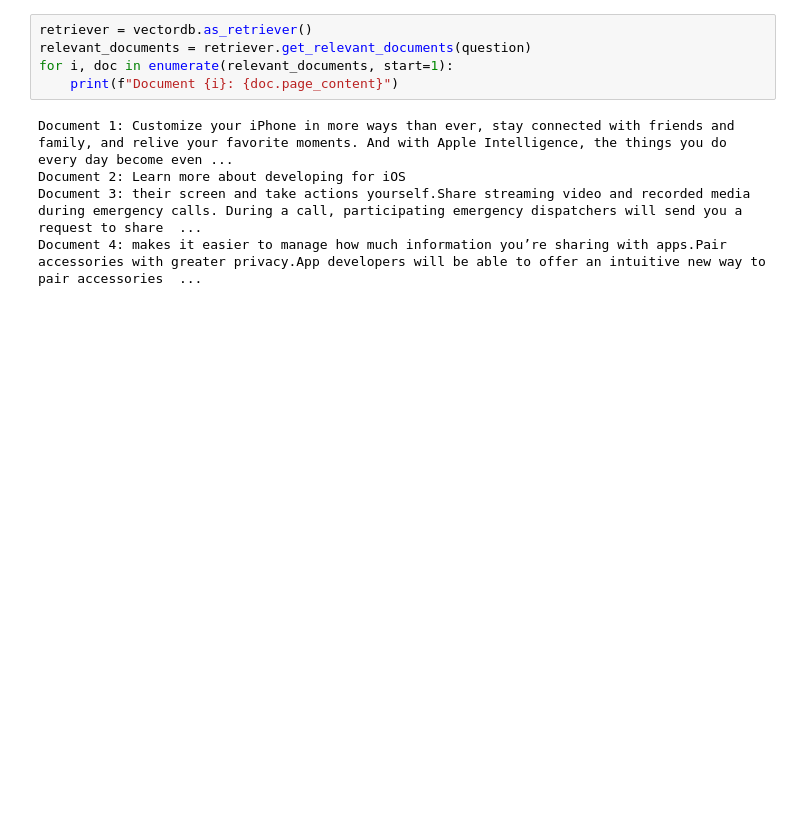
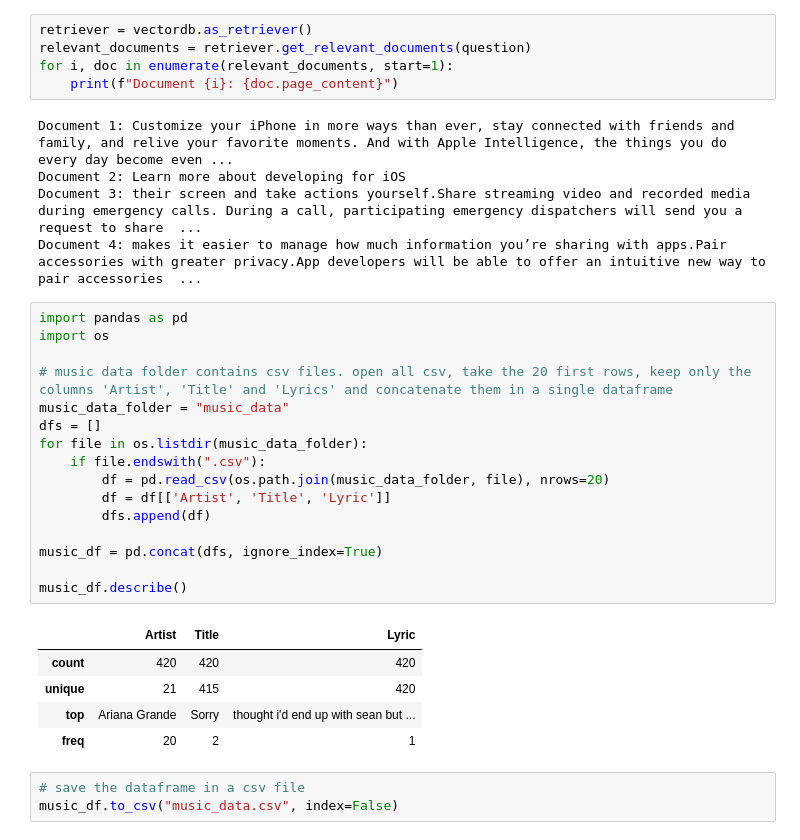
Before and after one commit to lekmaneb/RAG, a Jupyter notebook: rag.ipynb, the cells around one changed output. Cells and saved outputs as stored; diff of their text form; blank space fills up the shorter version.

Commit message:
added music rag and answers

```diff
--- a/rag.ipynb
+++ b/rag.ipynb
@@ -423,3 +423,28 @@ Document 1: Customize your iPhone in more ways than ever, stay connected with fr
 Document 2: Learn more about developing for iOS
 Document 3: their screen and take actions yourself.Share streaming video and recorded media during emergency calls. During a call, participating emergency dispatchers will send you a request to share  ...
 Document 4: makes it easier to manage how much information you’re sharing with apps.Pair accessories with greater privacy.App developers will be able to offer an intuitive new way to pair accessories  ...
+# %%
+import pandas as pd
+import os
+
+# music data folder contains csv files. open all csv, take the 20 first rows, keep only the columns 'Artist', 'Title' and 'Lyrics' and concatenate them in a single dataframe
+music_data_folder = "music_data"
+dfs = []
+for file in os.listdir(music_data_folder):
+    if file.endswith(".csv"):
+        df = pd.read_csv(os.path.join(music_data_folder, file), nrows=20)
+        df = df[['Artist', 'Title', 'Lyric']]
+        dfs.append(df)
+
+music_df = pd.concat(dfs, ignore_index=True)
+
+music_df.describe()
+# %% [output]
+|  | Artist | Title | Lyric |
+| count | 420 | 420 | 420 |
+| unique | 21 | 415 | 420 |
+| top | Ariana Grande | Sorry | thought i'd end up with sean but ... |
+| freq | 20 | 2 | 1 |
+# %%
+# save the dataframe in a csv file
+music_df.to_csv("music_data.csv", index=False)
```
Also changed, not shown: parts of 5 cells of this notebook, 10 other files.
